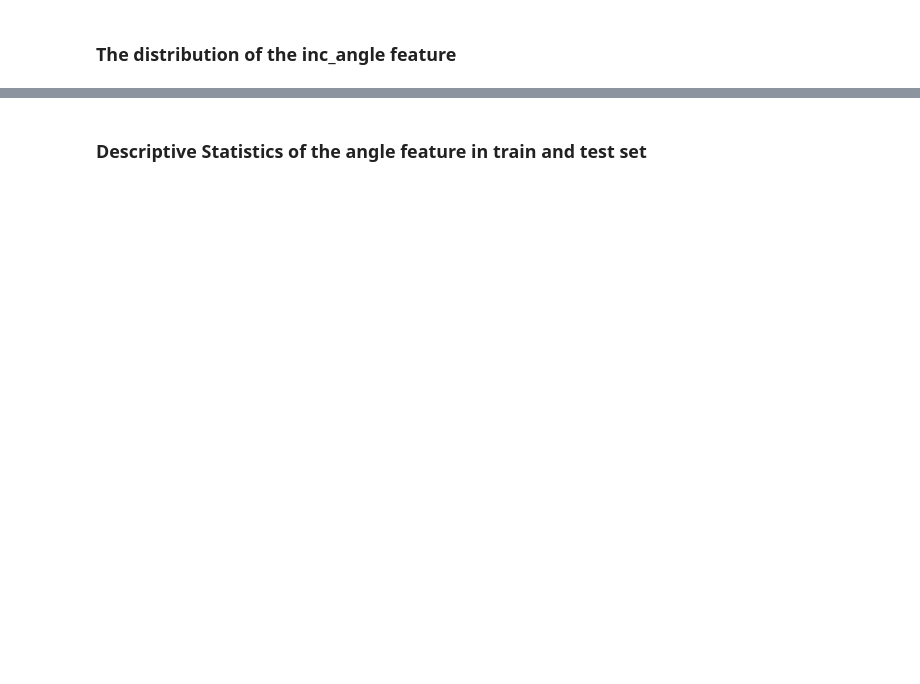
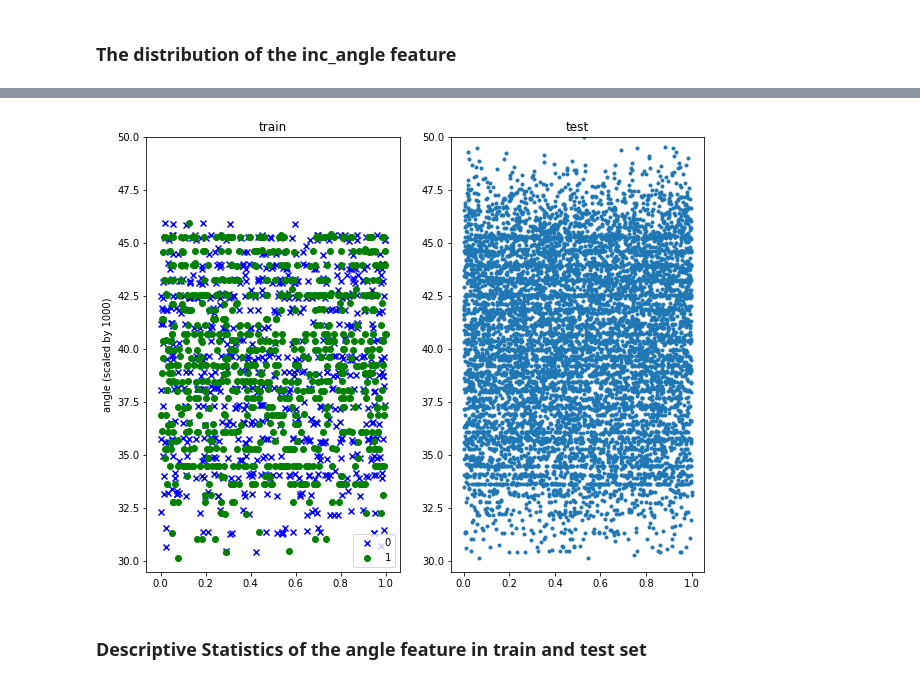
Before and after one commit to Lan-Tian/Upload, a Jupyter notebook: Data_visualization_and_exploratory_analysis.ipynb, the cells around one changed output, grey strips where cells are left out. Drawn from its saved outputs; the diff is of its cells as text; code cells hidden in the pictures; blank space fills up the shorter version.

```diff
--- a/Data_visualization_and_exploratory_analysis.ipynb
+++ b/Data_visualization_and_exploratory_analysis.ipynb
@@ -126,19 +137,21 @@ plt.show()
 # %%
 fig = plt.figure(figsize=(10,8))
 fig.add_subplot(121)
 a = plt.scatter(np.random.rand(len(train.loc[train['is_iceberg']==0,'inc_angle'])),
                 train.loc[train['is_iceberg']==0,'inc_angle']*1,c = 'b',marker = 'x')
 b = plt.scatter(np.random.rand(len(train.loc[train['is_iceberg']==1,'inc_angle'])),
                 train.loc[train['is_iceberg']==1,'inc_angle']*1,c = 'g',marker = 'o')
 plt.ylim(29.5,50)
 plt.ylabel('angle (scaled by 1000)')
 plt.title('train')
 plt.legend((a,b),('0','1'),loc = 'lower right',scatterpoints = 1 )
 fig.add_subplot(122)
-plt.scatter(np.random.rand(len(test)),test['inc_angle']*1,c = test['is_iceberg'],marker = '.')
+plt.scatter(np.random.rand(len(test)),test['inc_angle']*1,marker = '.')
 plt.ylim(29.5,50)
 plt.title('test')
 plt.show()
+# %% [output]
+[figure, added]
 # %% [markdown]
 ### Descriptive Statistics of the angle feature in train and test set
 # %%
```
Also changed, not shown: parts of 4 cells of this notebook.
